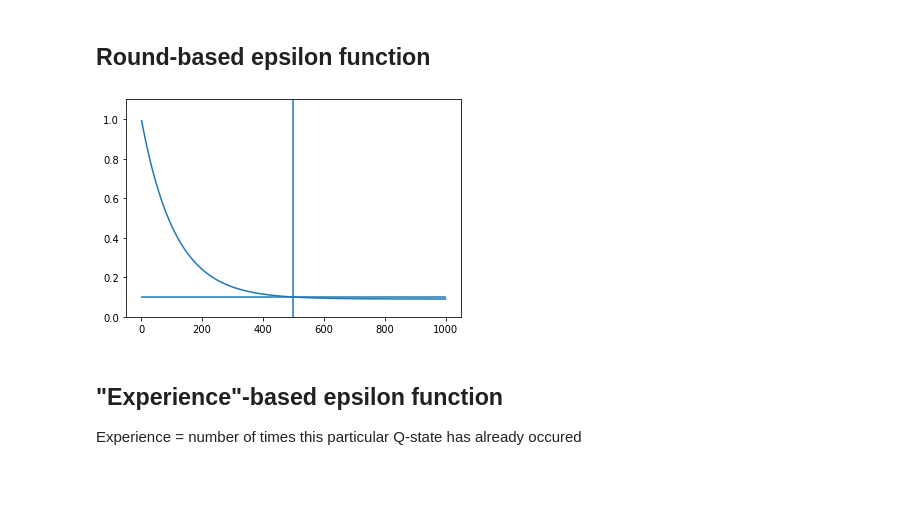
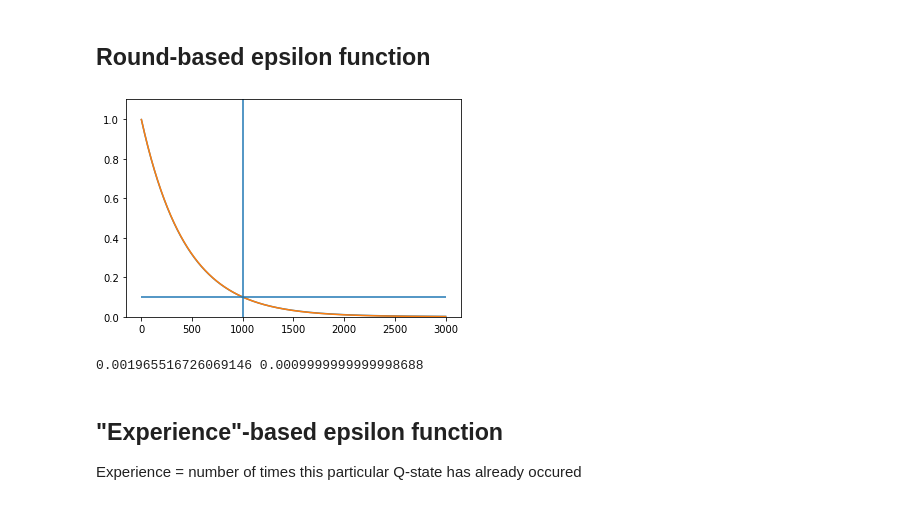
Before and after one commit to Fjallripa/bomberman, a Jupyter notebook: prototyping/h1_feature_design/epsilon.ipynb, the cells around one changed output. Saved outputs shown, nothing was run; the diff lists cells and outputs as text; code cells hidden in the pictures.

```diff
--- a/prototyping/h1_feature_design/epsilon.ipynb
+++ b/prototyping/h1_feature_design/epsilon.ipynb
@@ -4,12 +8,21 @@ import matplotlib.pyplot as plt
+# %%
+EPSILON_AT_ROUND_ONE  = np.power(EPSILON_AT_ROUND_LAST / EPSILON_AT_ROUND_ZERO,
+                                        1 / TRAINING_ROUNDS)  # n-th root of epsilon_at_last_round
+# %%
+def epsilon_old(round):
+    return EPSILON_AT_ROUND_ZERO * np.power(EPSILON_AT_ROUND_ONE, round)
+# %%
+rounds     = np.arange(TRAINING_ROUNDS) + 1
+eps_old_values = epsilon_old(rounds)
 # %% [markdown]
 ## Round-based epsilon function
 # %%
 EPSILON_AT_ROUND_ZERO = 1
 EPSILON_THRESHOLD     = 0.1
-EPSILON_AT_INFINITY   = 0.09
+EPSILON_AT_INFINITY   = 0.001
 
-TRAINING_ROUNDS    = 1000
-THRESHOLD_FRACTION = 0.5
+TRAINING_ROUNDS    = 3000
+THRESHOLD_FRACTION = 0.33333
 # %%
 A               = EPSILON_AT_ROUND_ZERO - EPSILON_AT_INFINITY
 ROUND_THRESHOLD = int(TRAINING_ROUNDS * THRESHOLD_FRACTION)
@@ -20,13 +33,18 @@ def epsilon (rounds):
 # %%
 rounds     = np.arange(TRAINING_ROUNDS) + 1
 eps_values = epsilon(rounds)
 plt.plot(rounds, eps_values)
+plt.plot(rounds, eps_old_values)
 plt.ylim((0, 1.1*EPSILON_AT_ROUND_ZERO))
 plt.vlines(ROUND_THRESHOLD, ymin = 0, ymax = 1.1*EPSILON_AT_ROUND_ZERO)
 plt.hlines((0.1), xmin = 0, xmax = TRAINING_ROUNDS)
 plt.show()
 # %% [output]
-[figure, old version]
+[figure, new version]
+# %%
+print(eps_values[2999], eps_old_values[2999])
+# %% [output]
+0.001965516726069146 0.0009999999999998688
 # %% [markdown]
 ## "Experience"-based epsilon function
 Experience = number of times this particular Q-state has already occured
```
Also changed, not shown: parts of 1 cell of this notebook, 14 other files.
